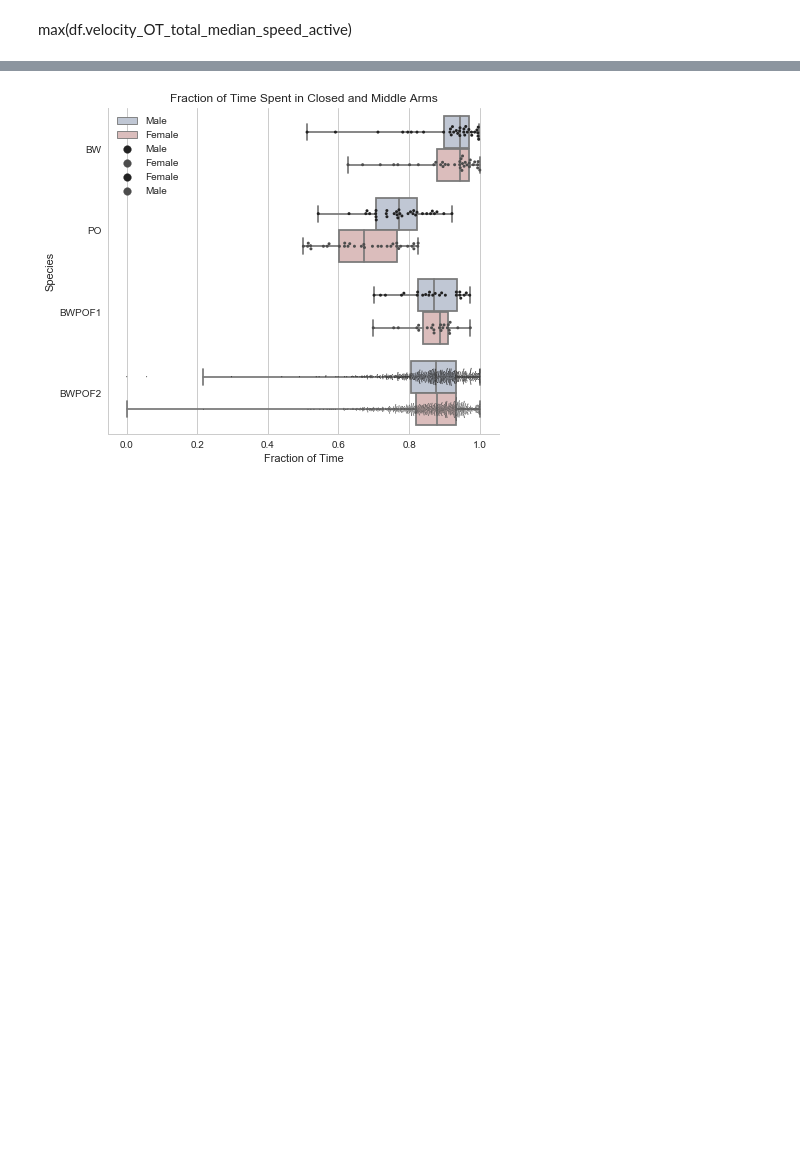
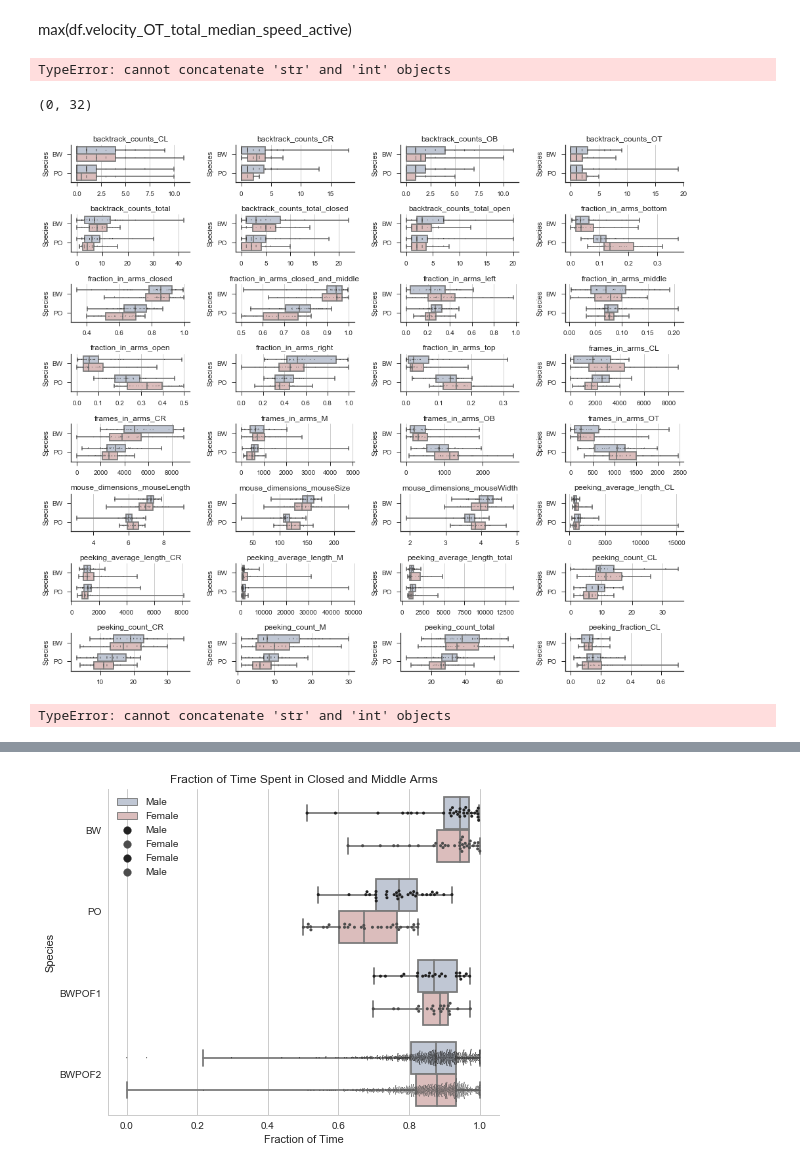
Before and after one commit to zachbogart/mice_behavior_capstone, a Jupyter notebook: process_data/results/ViolinPlot_designs.ipynb, the cells around one changed output, grey strips where cells are left out. Saved outputs shown, nothing was run; the diff lists cells and outputs as text; code cells hidden in the pictures; blank space fills up the shorter version.

Commit message:
added all violin plots

```diff
--- a/process_data/results/ViolinPlot_designs.ipynb
+++ b/process_data/results/ViolinPlot_designs.ipynb
@@ -266,36 +266,53 @@ import SeabornFig2Grid as sfg
 
 
 from sklearn import preprocessing
+# %%
+"PosterPlots/"+ str(i_0)+ '_' + stri + ".pdf"
+# %% [output]
+TypeError: cannot concatenate 'str' and 'int' objects
 # %%
 columns = pd.DataFrame(df.columns)
 
 col_to_ignore = ['inner_directory',
                 'mouse_details_EPM',
                 'mouse_details_date',
                 'mouse_details_mouseID',
                 'mouse_details_sex',
                 'mouse_details_strain',
                 'mouse_details_time', 'Unnamed: 0']
 
 columns = columns[columns.isin(col_to_ignore) == False].dropna()[0]
-fig, ax = plt.subplots(5,4, figsize=(14,12))
-ax = ax.flatten()
-for axes, var in zip(ax, columns[15:35]):
-    print(var)
-    # Plot the orbital period with horizontal boxes
-    sns.boxplot(x=var, y="mouse_details_strain", hue = 'Sex', data = df,
-               order = ['BW', 'PO'], whis="range", palette="vlag", ax = axes)
 
-    # Add in points to show each observation
-    sns.swarmplot(x=var, y="mouse_details_strain", hue = 'Sex', data = df,
-                  size=3, color=".3", dodge = True, linewidth=0,
-                  order = ['BW', 'PO'], ax = axes)
 
-    axes.xaxis.grid(True)
-    axes.legend_.remove()
-    axes.set(ylabel="Species")
-    sns.despine()
+split = 32
+sp = np.append(np.arange(split, len(columns), split), len(columns)/split  *split  + len(columns)%split)
+i_0 = 0
 
-plt.tight_layout()
-plt.show()
-fig.savefig("PosterPlots/"+ 'Test' + ".pdf")
+for i in sp:
+    print(i_0, i)
+    fig, ax = plt.subplots(8,4, figsize=(14,12))
+    ax = ax.flatten()
+    for axes, var in zip(ax, columns[i_0:i]):
+        # Plot the orbital period with horizontal boxes
+        sns.boxplot(x=var, y="mouse_details_strain", hue = 'Sex', data = df,
+                   order = ['BW', 'PO'], whis="range", palette="vlag", ax = axes)
+
+        # Add in points to show each observation
+        sns.swarmplot(x=var, y="mouse_details_strain", hue = 'Sex', data = df,
+                      size=1, color=".3", dodge = True, linewidth=0,
+                      order = ['BW', 'PO'], ax = axes)
+
+        axes.set_title(var)
+        axes.xaxis.grid(True)
+        axes.legend_.remove()
+        axes.set(ylabel="Species", xlabel = '')
+        sns.despine()
+
+    plt.tight_layout()
+    plt.show()
+    fig.savefig("PosterPlots/"+ i_0+ '_' + i + ".pdf")
+    i_0 = i+1
+# %% [output]
+(0, 32)
+[figure, added]
+TypeError: cannot concatenate 'str' and 'int' objects
```
Also changed, not shown: parts of 2 cells of this notebook, 6 other files.
